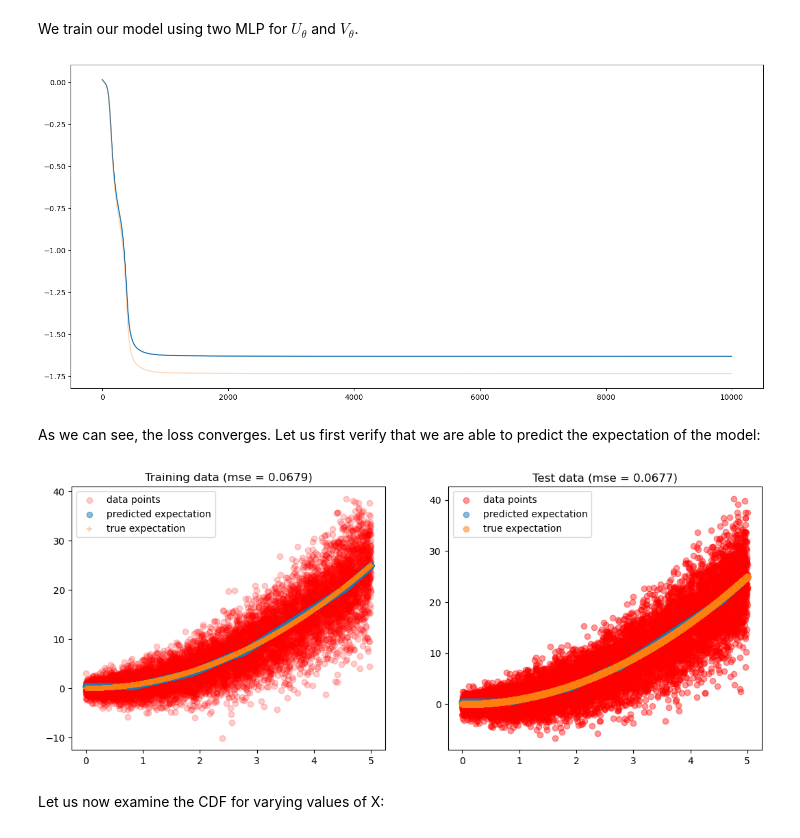
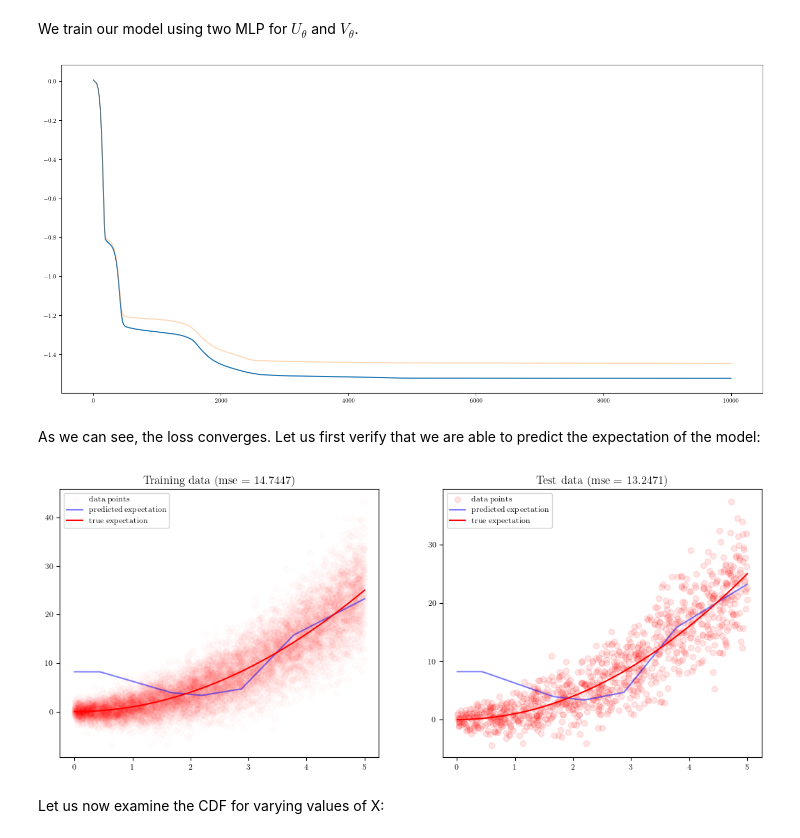
Before and after one commit to Danfoa/symm_rep_learn, a Jupyter notebook: NCP/examples/heteroscedastic.ipynb, the cells around one changed output. Saved outputs shown, nothing was run; the diff lists cells and outputs as text; code cells hidden in the pictures.

```diff
--- a/NCP/examples/heteroscedastic.ipynb
+++ b/NCP/examples/heteroscedastic.ipynb
@@ -64,9 +79,9 @@ np.random.seed(0)
 torch.manual_seed(0)
 
 input_shape = X_train.shape[-1]
-output_shape = 2
+output_shape = 4
 n_hidden = 2
-layer_size = 4 # layer size of hidden layers.
+layer_size = [4,4] # layer size of hidden layers.
 
 U_operator = MLPOperator(input_shape, n_hidden, layer_size, output_shape)
 V_operator = MLPOperator(input_shape, n_hidden, layer_size, output_shape)
@@ -86,41 +101,41 @@ plt.plot(range(len(ls)), np.array(reg.get_val_losses()), alpha=0.3)
 # plt.yscale('log')
 plt.show()
 # %% [output]
-[figure, old version]
+[figure, new version]
 # %% [markdown]
 As we can see, the loss converges. Let us first verify that we are able to predict the expectation of the model:
 # %%
-pred = reg.predict_expectation(X_train).reshape(-1, 1)
-pred_test = reg.predict_expectation(X_test).reshape(-1, 1)
+pred = reg.predict(X_train).reshape(-1, 1)
+pred_test = reg.predict(X_test).reshape(-1, 1)
 
 fig, axs = plt.subplots(ncols=2, figsize=(13, 5))
 axes = axs.flatten()
 
 Xs = xscaler.inverse_transform(X_train)
+sorted = np.argsort(Xs.flatten())
 axes[0].scatter(Xs,
                 yscaler.inverse_transform(Y_train),
-                color='r', alpha=0.2)
-axes[0].scatter(Xs,
-             yscaler.inverse_transform(pred),
-             alpha=0.5)
-axes[0].scatter(Xs, Xs**2, marker='+', alpha=0.4)
+                color='r', alpha=0.01)
+axes[0].plot(Xs.flatten()[sorted],
+             yscaler.inverse_transform(pred).flatten()[sorted], 'b', alpha=0.5)
+axes[0].plot(Xs.flatten()[sorted], Xs.flatten()[sorted]**2, 'red')
 axes[0].legend(['data points', 'predicted expectation', 'true expectation'])
 axes[0].set_title(f'Training data (mse = {round(mean_squared_error(Xs**2, yscaler.inverse_transform(pred)), 4)})')
 
 Xs = xscaler.inverse_transform(X_test)
+sorted = np.argsort(Xs.flatten())
 axes[1].scatter(Xs,
                 yscaler.inverse_transform(Y_test),
-                color='r', alpha=0.4)
-axes[1].scatter(Xs,
-             yscaler.inverse_transform(pred_test),
-             alpha=0.5)
-axes[1].scatter(Xs, Xs**2, alpha=0.5)
+                color='r', alpha=0.1)
+axes[1].plot(Xs.flatten()[sorted],
+             yscaler.inverse_transform(pred_test).flatten()[sorted], 'b', alpha=0.5)
+axes[1].plot(Xs.flatten()[sorted], Xs.flatten()[sorted]**2, 'red')
 axes[1].legend(['data points', 'predicted expectation', 'true expectation'])
 axes[1].set_title(f'Test data (mse = {round(mean_squared_error(Xs**2, yscaler.inverse_transform(pred_test)), 4)})')
 
 plt.show()
 # %% [output]
-[figure, old version]
+[figure, new version]
 # %% [markdown]
 Let us now examine the CDF for varying values of X:
 # %%
```
Also changed, not shown: parts of 3 cells of this notebook, 1 other file.
